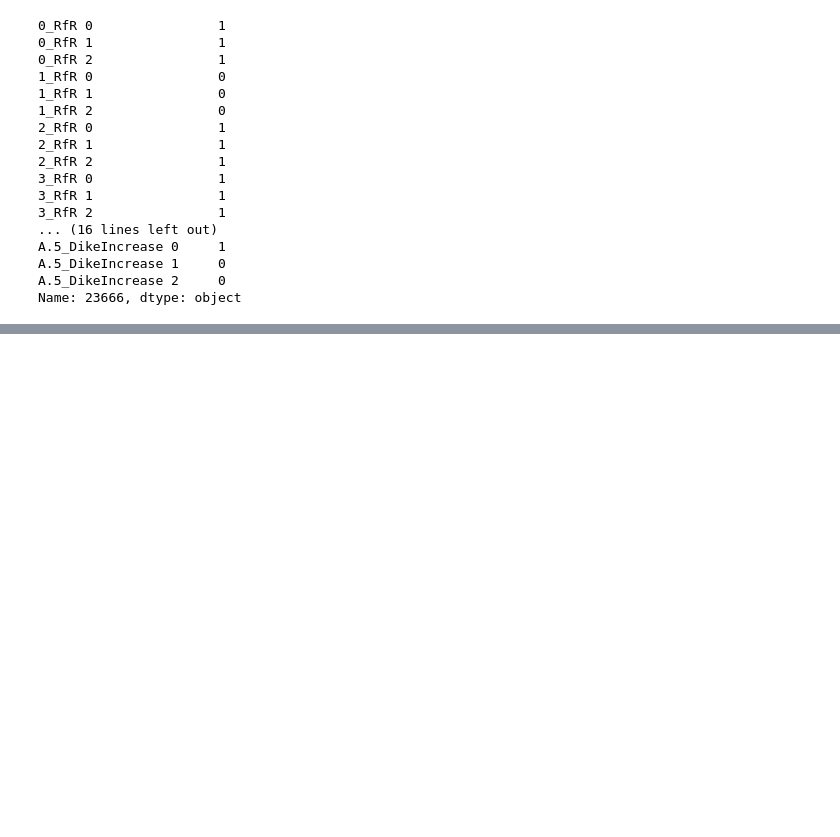
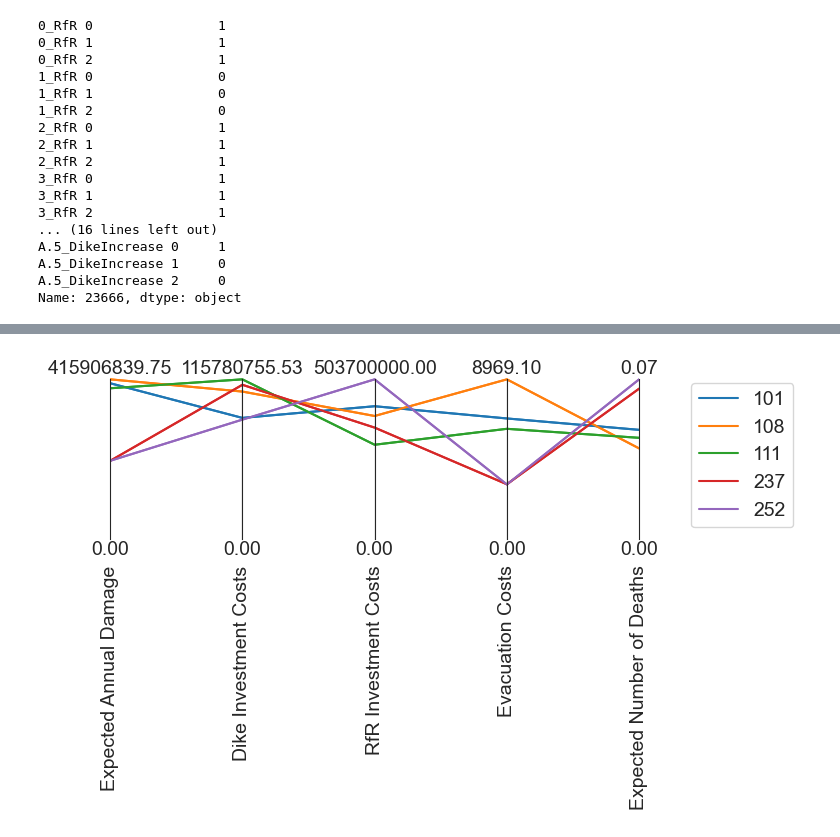
Before and after one commit to JulianvanRie/EPA141A-Model-based-decision-making, a Jupyter notebook: final assignment/Optimise.ipynb, the cells around one changed output, grey strips where cells are left out. Saved outputs shown, nothing was run; the diff lists cells and outputs as text; code cells hidden in the pictures; blank space fills up the shorter version.

```diff
--- a/final assignment/Optimise.ipynb
+++ b/final assignment/Optimise.ipynb
@@ -1108,0 +1342,10 @@ Name: 23666, dtype: object
+# %%
+n_scenarios = 1000
+# new_policies_to_evaluate = []
+# new_policies_to_evaluate.append(policies_to_evaluate[1])
+# new_policies_to_evaluate.append(policies_to_evaluate[3])
+# new_policies_to_evaluate.append(policies_to_evaluate[4])
+# new_policies_to_evaluate.append(policies_to_evaluate[5])
+with MultiprocessingEvaluator(dike_model, n_processes=-2) as evaluator:
+    results_policies_50k = evaluator.perform_experiments(n_scenarios,
+                                            policies_to_evaluate)
@@ -1108,0 +1356,14 @@ Name: 23666, dtype: object
+# %%
+experiments, outcomes = results_policies_50k
+
+all =experiments
+keys = []
+for key, outcome_array in outcomes.items():
+    outcome_df = pd.DataFrame(outcome_array, columns=[key])
+    all = pd.concat([all, outcome_df], axis=1)
+    keys.append(key)
+all
+
+mean_df = all.groupby('policy')[keys].mean()
+# mean_df['all rfr + dike investment costs'] = mean_df['RfR Investment Costs'] + mean_df['Dike Investment Costs']
+mean_df
@@ -1108,0 +1389,16 @@ Name: 23666, dtype: object
+# %%
+data = mean_df
+# %%
+data = data.loc[:, [o.name for o in dike_model.outcomes]]
+limits = parcoords.get_limits(data)
+limits.loc[0, ['Expected Annual Damage', 'Dike Investment Costs','RfR Investment Costs','Evacuation Costs', 'Expected Number of Deaths']] = 0
+
+paraxes = parcoords.ParallelAxes(limits)
+paraxes.plot(data)
+for i, (index, row) in enumerate(data.iterrows()):
+    paraxes.plot(row.to_frame().T, label=str(index), color=colors[i])
+paraxes.legend()
+
+plt.show()
+# %% [output]
+[figure, added]
```
Also changed, not shown: parts of 24 cells of this notebook, 1 other file.
